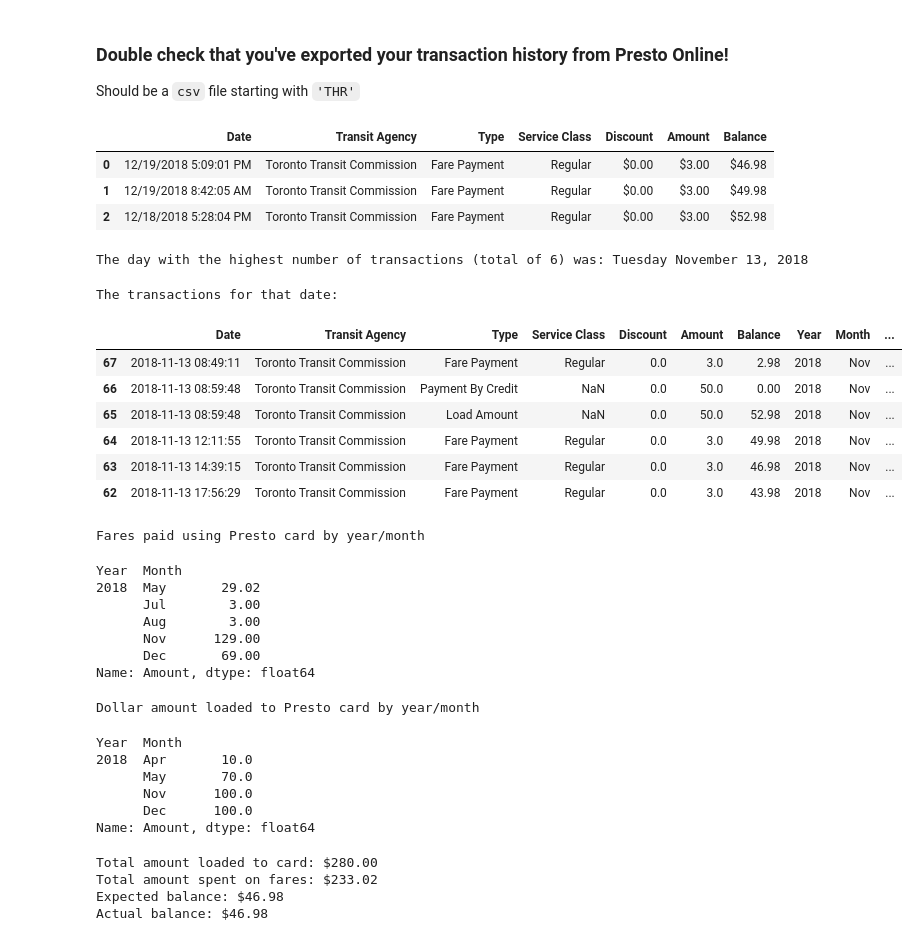
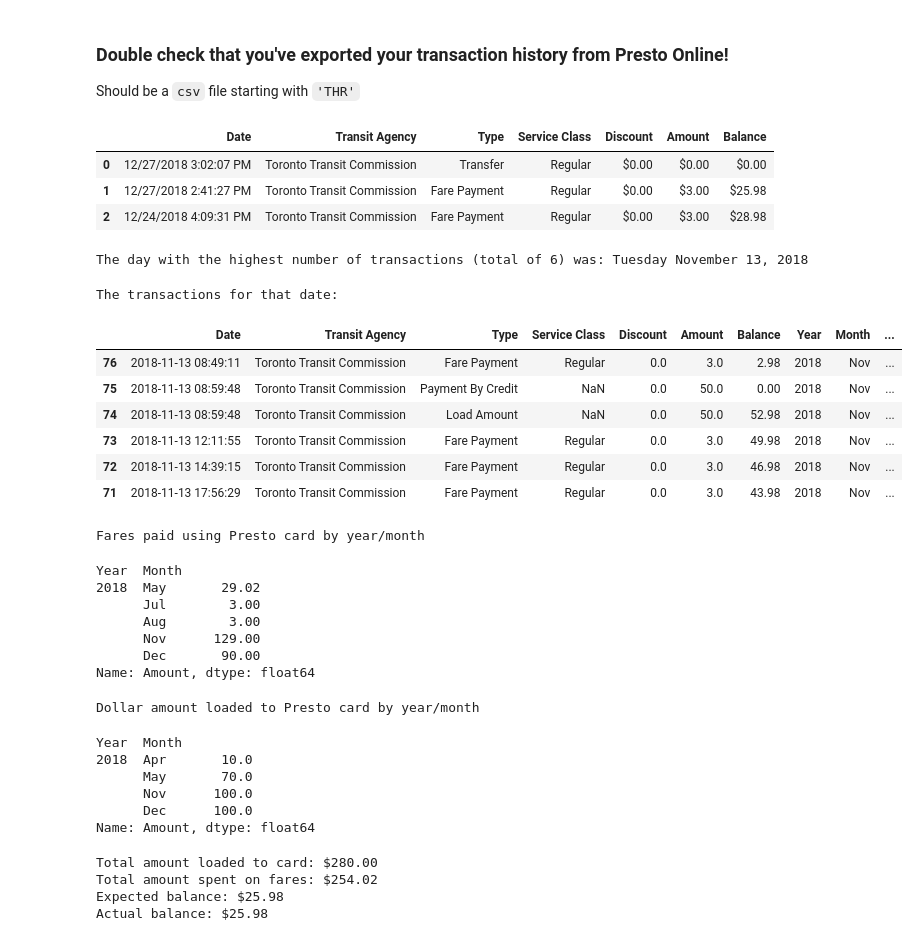
Before and after one commit to m9brady/Presto-EDA, a Jupyter notebook: notebooks/presto_costs.ipynb, the cells around one changed output. Drawn from its saved outputs; the diff is of its cells as text; code cells hidden in the pictures.

```diff
--- a/notebooks/presto_costs.ipynb
+++ b/notebooks/presto_costs.ipynb
@@ -8,16 +8,16 @@ import numpy as np
 import pandas as pd
 # %%
 try:
-    f = str(list(Path('.').glob('THR_*.csv'))[0])
+    foo = str(list(Path('.').glob('THR_*.csv'))[0])
 except IndexError:
     print("YOU DIDN'T GET THE CSV FILE!\nTHIS INCIDENT WILL BE REPORTED! (╯°□°）╯︵ ┻━┻\n\n\n\n\n\n")
-df = pd.read_csv(f).drop('Location', axis=1)
+df = pd.read_csv(foo).drop('Location', axis=1)
 df.head(3)
 # %% [output]
 |  | Date | Transit Agency | Type | Service Class | Discount | Amount | Balance |
-| 0 | 12/19/2018 5:09:01 PM | Toronto Transit Commission | Fare Payment | Regular | $0.00 | $3.00 | $46.98 |
-| 1 | 12/19/2018 8:42:05 AM | Toronto Transit Commission | Fare Payment | Regular | $0.00 | $3.00 | $49.98 |
-| 2 | 12/18/2018 5:28:04 PM | Toronto Transit Commission | Fare Payment | Regular | $0.00 | $3.00 | $52.98 |
+| 0 | 12/27/2018 3:02:07 PM | Toronto Transit Commission | Transfer | Regular | $0.00 | $0.00 | $0.00 |
+| 1 | 12/27/2018 2:41:27 PM | Toronto Transit Commission | Fare Payment | Regular | $0.00 | $3.00 | $25.98 |
+| 2 | 12/24/2018 4:09:31 PM | Toronto Transit Commission | Fare Payment | Regular | $0.00 | $3.00 | $28.98 |
 # %%
 # filthy recasting
 df['Date'] = df['Date'].astype('datetime64')
@@ -51,12 +51,12 @@ df.loc[
 # %% [output]
 The transactions for that date:
 |  | Date | Transit Agency | Type | Service Class | Discount | Amount | Balance | Year | Month | ... |
-| 67 | 2018-11-13 08:49:11 | Toronto Transit Commission | Fare Payment | Regular | 0.0 | 3.0 | 2.98 | 2018 | Nov | ... |
-| 66 | 2018-11-13 08:59:48 | Toronto Transit Commission | Payment By Credit | NaN | 0.0 | 50.0 | 0.00 | 2018 | Nov | ... |
-| 65 | 2018-11-13 08:59:48 | Toronto Transit Commission | Load Amount | NaN | 0.0 | 50.0 | 52.98 | 2018 | Nov | ... |
-| 64 | 2018-11-13 12:11:55 | Toronto Transit Commission | Fare Payment | Regular | 0.0 | 3.0 | 49.98 | 2018 | Nov | ... |
-| 63 | 2018-11-13 14:39:15 | Toronto Transit Commission | Fare Payment | Regular | 0.0 | 3.0 | 46.98 | 2018 | Nov | ... |
-| 62 | 2018-11-13 17:56:29 | Toronto Transit Commission | Fare Payment | Regular | 0.0 | 3.0 | 43.98 | 2018 | Nov | ... |
+| 76 | 2018-11-13 08:49:11 | Toronto Transit Commission | Fare Payment | Regular | 0.0 | 3.0 | 2.98 | 2018 | Nov | ... |
+| 75 | 2018-11-13 08:59:48 | Toronto Transit Commission | Payment By Credit | NaN | 0.0 | 50.0 | 0.00 | 2018 | Nov | ... |
+| 74 | 2018-11-13 08:59:48 | Toronto Transit Commission | Load Amount | NaN | 0.0 | 50.0 | 52.98 | 2018 | Nov | ... |
+| 73 | 2018-11-13 12:11:55 | Toronto Transit Commission | Fare Payment | Regular | 0.0 | 3.0 | 49.98 | 2018 | Nov | ... |
+| 72 | 2018-11-13 14:39:15 | Toronto Transit Commission | Fare Payment | Regular | 0.0 | 3.0 | 46.98 | 2018 | Nov | ... |
+| 71 | 2018-11-13 17:56:29 | Toronto Transit Commission | Fare Payment | Regular | 0.0 | 3.0 | 43.98 | 2018 | Nov | ... |
 # %%
 print('Fares paid using Presto card by year/month')
 df.loc[
@@ -71,7 +71,7 @@ Year  Month
       Jul        3.00
       Aug        3.00
       Nov      129.00
-      Dec       69.00
+      Dec       90.00
 Name: Amount, dtype: float64
 # %%
 print('Dollar amount loaded to Presto card by year/month')
@@ -95,9 +95,9 @@ spent = df.loc[df['Type '] == 'Fare Payment', 'Amount'].sum()
 print(f'Total amount loaded to card: ${loaded:.2f}')
 print(f'Total amount spent on fares: ${spent:.2f}')
 print(f'Expected balance: ${loaded-spent:.2f}')
-print(f'Actual balance: ${df.iloc[-1].Balance:.2f}')
+print(f'Actual balance: ${df.loc[df["Type "] != "Transfer"].iloc[-1].Balance:.2f}')
 # %% [output]
 Total amount loaded to card: $280.00
-Total amount spent on fares: $233.02
-Expected balance: $46.98
-Actual balance: $46.98
+Total amount spent on fares: $254.02
+Expected balance: $25.98
+Actual balance: $25.98
```
Also changed, not shown: parts of 2 cells of this notebook.
